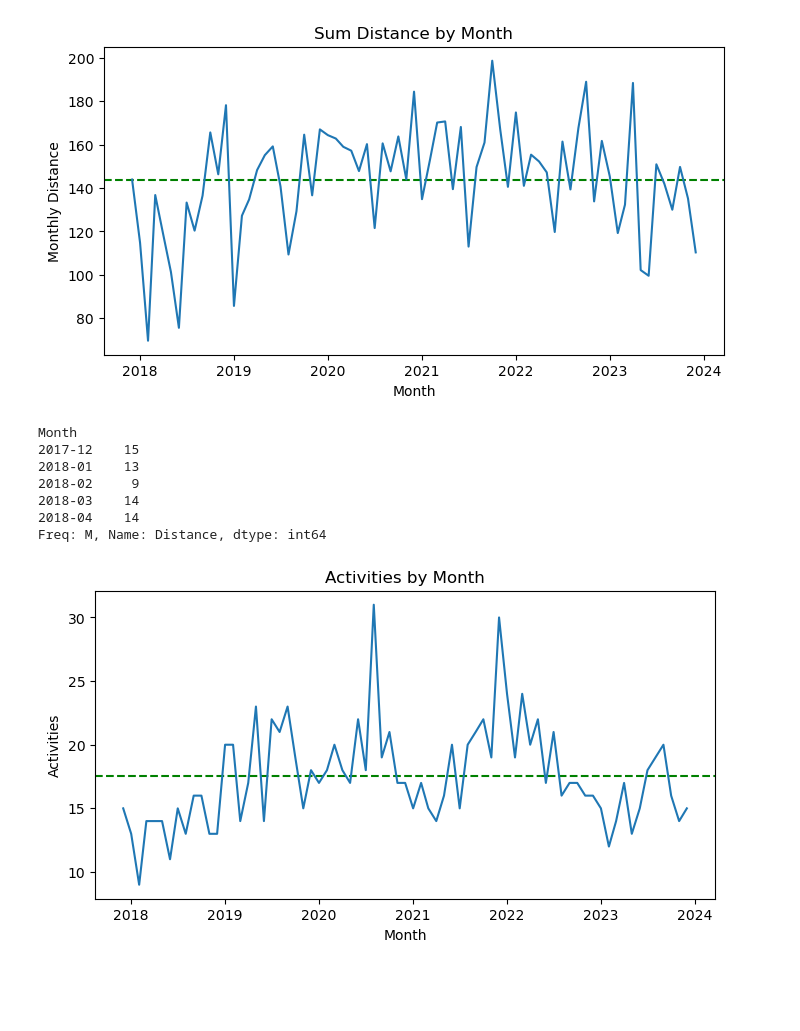
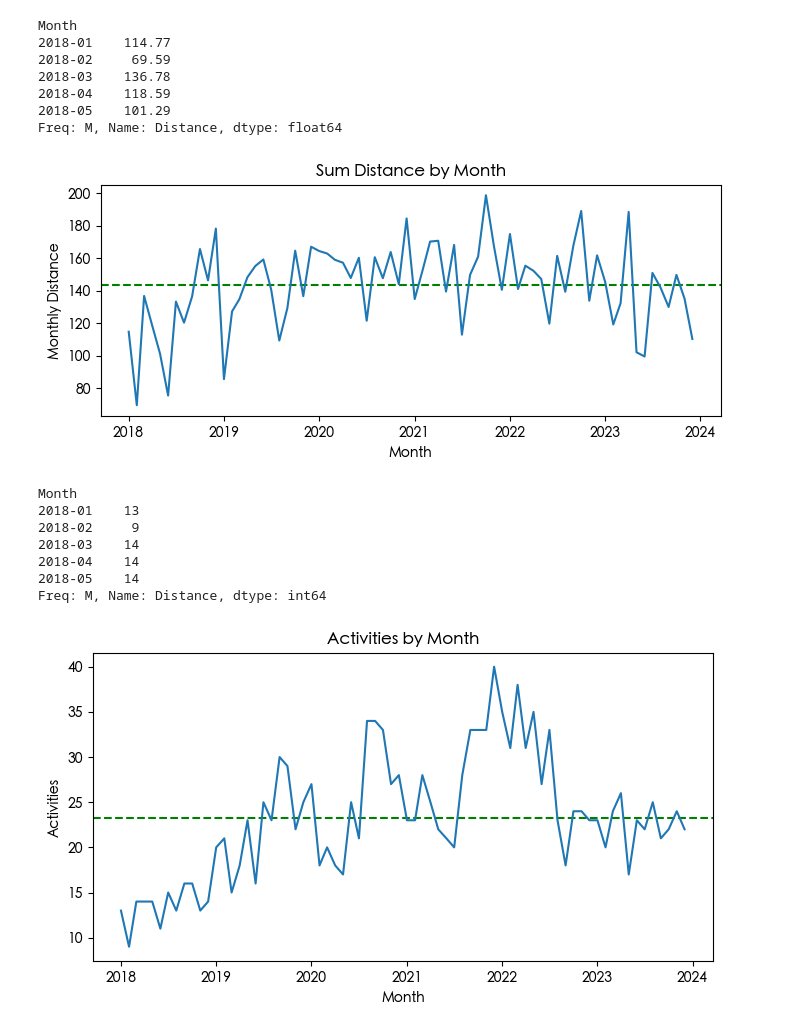
Before and after one commit to denglinghua/exercise-data, a Jupyter notebook: da.ipynb, the cells around one changed output. Cells and saved outputs as stored; diff of their text form; code cells hidden in the pictures; blank space fills up the shorter version.

```diff
--- a/da.ipynb
+++ b/da.ipynb
@@ -22,10 +23,11 @@ df = pd.concat(dfs, ignore_index=True)
 
 df = df[['Activity Type', 'Date', 'Title', 'Distance', 'Time', 'Calories', 'Avg Pace']]
 
-columns_to_convert = ['Distance', 'Avg Pace']
+# swimming distance has a thousand delimiter
+df['Distance'] = df['Distance'].str.replace(',', '')
+df['Distance'] = pd.to_numeric(df['Distance'], errors='coerce')
 
-for column in columns_to_convert:
-    df[column] = pd.to_numeric(df[column], errors='coerce')
+df['Time'] = pd.to_timedelta(df['Time']).dt.total_seconds()
 # %%
 df.info()
 # %% [output]
@@ -94,0 +84,2 @@ Freq: M, Name: Distance, dtype: float64
+# %%
+matplotlib.rcParams['font.family'] = ['Heiti TC']
@@ -95,15 +95,28 @@ Freq: M, Name: Distance, dtype: float64
+# %%
+monthly_sum = df_run.groupby('Month')['Distance'].sum()
+monthly_sum = monthly_sum[monthly_sum > 50] #remove 2017-11 first record
+
+monthly_sum.head()
+# %% [output]
+Month
+2018-01    114.77
+2018-02     69.59
+2018-03    136.78
+2018-04    118.59
+2018-05    101.29
+Freq: M, Name: Distance, dtype: float64
 # %%
 monthly_sum.index = monthly_sum.index.to_timestamp()
-plt.figure(figsize=(8, 4))
+plt.figure(figsize=(8, 3))
 avg = monthly_sum.mean()
 plt.axhline(y=avg, color='g', linestyle='--', label='Average')
 plt.plot(monthly_sum.index, monthly_sum.values)
 plt.title('Sum Distance by Month')
 plt.xlabel('Month')
 plt.ylabel('Monthly Distance')
 plt.show()
 # %% [output]
-[figure, old version]
+[figure, new version]
 # %%
 monthly_count = df.groupby('Month')['Distance'].count()
 monthly_count = monthly_count[monthly_count > 2] #remove 2017-11 first record
@@ -111,11 +124,11 @@ monthly_count = monthly_count[monthly_count > 2] #remove 2017-11 first record
 monthly_count.head()
 # %% [output]
 Month
-2017-12    15
 2018-01    13
 2018-02     9
 2018-03    14
 2018-04    14
+2018-05    14
 Freq: M, Name: Distance, dtype: int64
 # %%
 monthly_count.index = monthly_count.index.to_timestamp()
@@ -128,7 +141,7 @@ plt.xlabel('Month')
 plt.ylabel('Activities')
 plt.show()
 # %% [output]
-[figure, old version]
+[figure, new version]
 # %%
 plt.figure(figsize=(8, 4))
 plt.hist(df['Hour'], bins=24, edgecolor='black')
```
Also changed, not shown: parts of 14 cells of this notebook.
